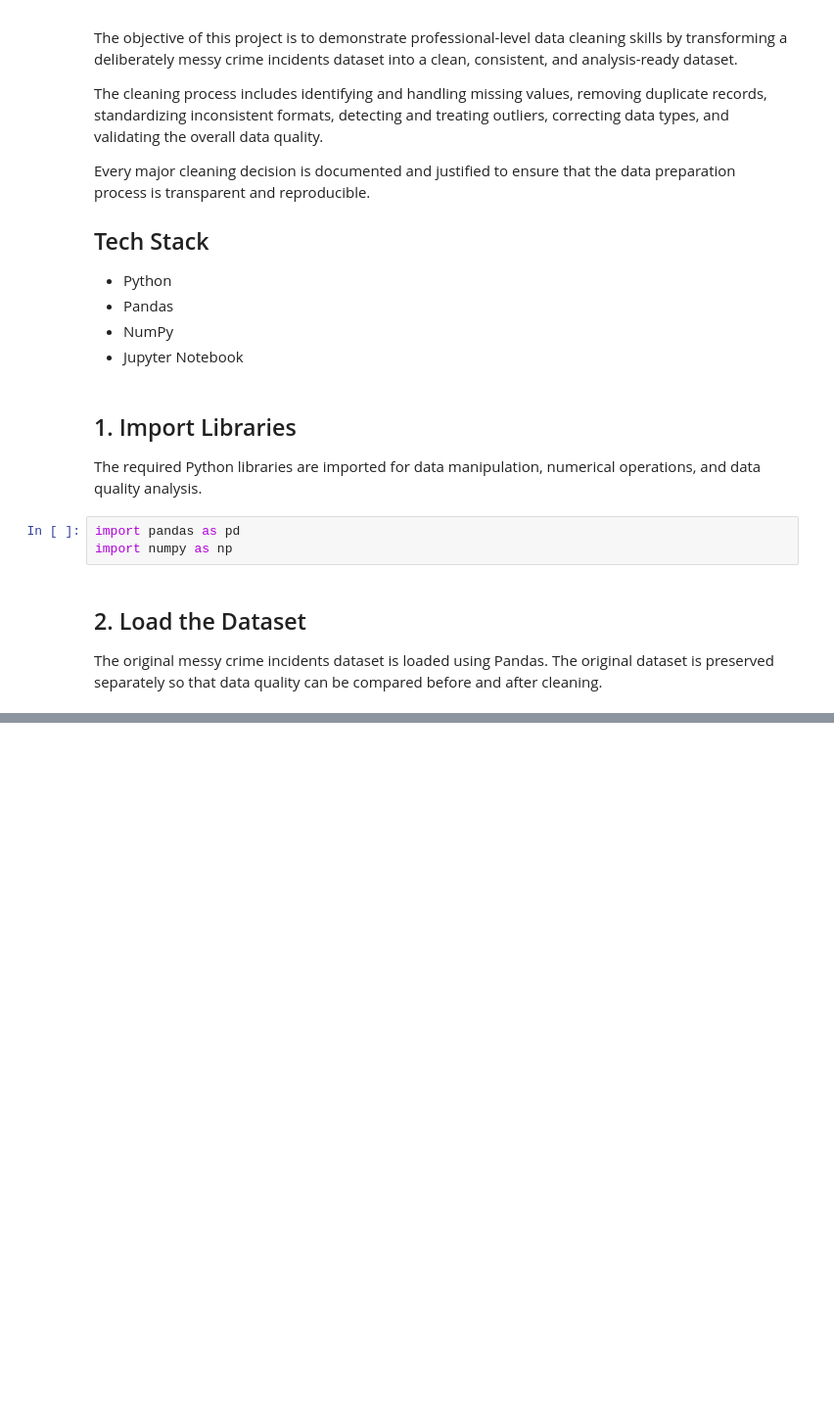
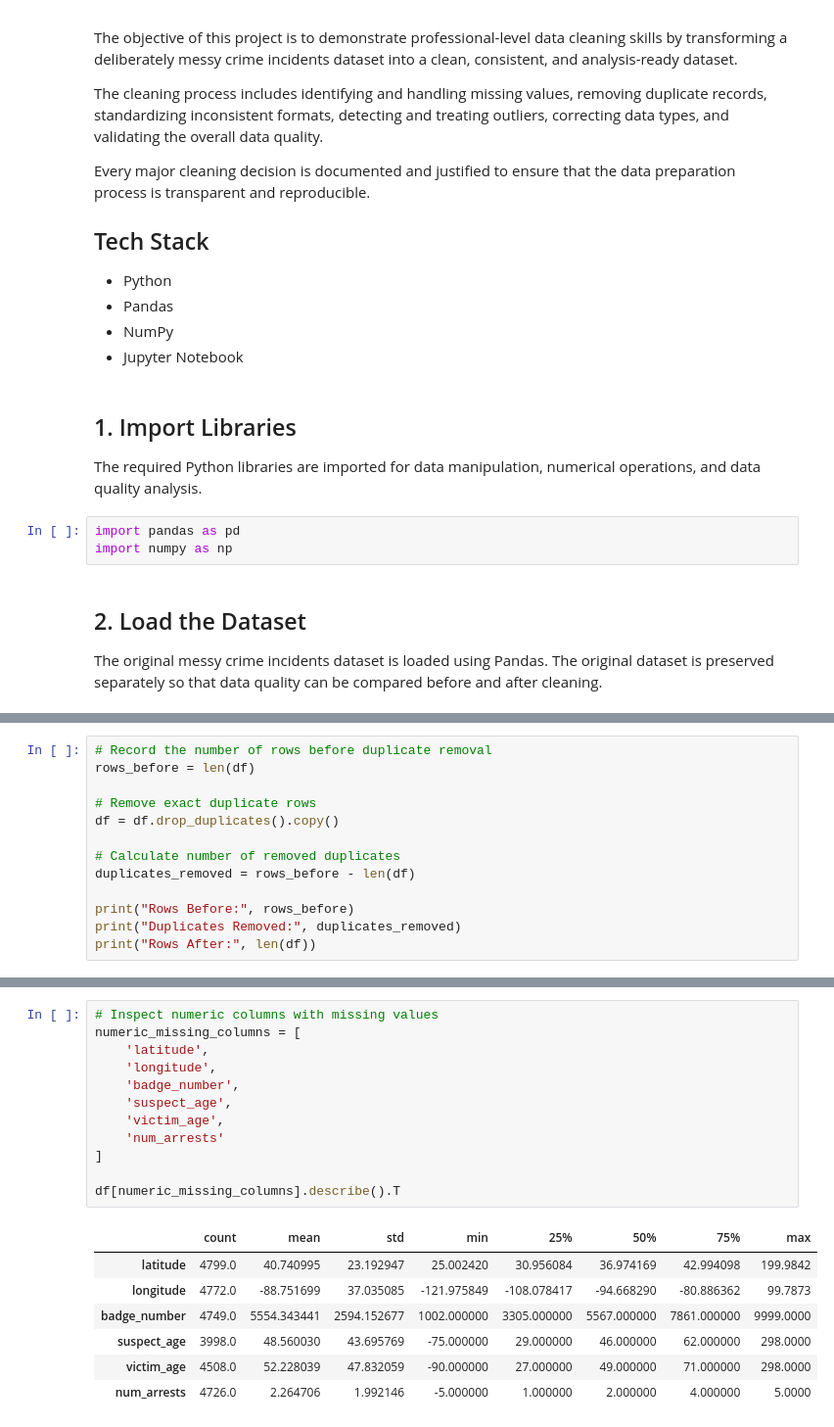
Before and after one commit to Vamshiyadavk/OBISIP, a Jupyter notebook: DataAnalytics-L1-CleaningData/notebook/DataCleaning.ipynb, the cells around one changed output, grey strips where cells are left out. Shown at 98% size. Saved outputs shown, nothing was run; the diff lists cells and outputs as text; blank space fills up the shorter version.

```diff
--- a/DataAnalytics-L1-CleaningData/notebook/DataCleaning.ipynb
+++ b/DataAnalytics-L1-CleaningData/notebook/DataCleaning.ipynb
@@ -43,0 +291,13 @@ df.head()
+# %%
+# Record the number of rows before duplicate removal
+rows_before = len(df)
+
+# Remove exact duplicate rows
+df = df.drop_duplicates().copy()
+
+# Calculate number of removed duplicates
+duplicates_removed = rows_before - len(df)
+
+print("Rows Before:", rows_before)
+print("Duplicates Removed:", duplicates_removed)
+print("Rows After:", len(df))
@@ -43,0 +354,20 @@ df.head()
+# %%
+# Inspect numeric columns with missing values
+numeric_missing_columns = [
+    'latitude',
+    'longitude',
+    'badge_number',
+    'suspect_age',
+    'victim_age',
+    'num_arrests'
+]
+
+df[numeric_missing_columns].describe().T
+# %% [output]
+|  | count | mean | std | min | 25% | 50% | 75% | max |
+| latitude | 4799.0 | 40.740995 | 23.192947 | 25.002420 | 30.956084 | 36.974169 | 42.994098 | 199.9842 |
+| longitude | 4772.0 | -88.751699 | 37.035085 | -121.975849 | -108.078417 | -94.668290 | -80.886362 | 99.7873 |
+| badge_number | 4749.0 | 5554.343441 | 2594.152677 | 1002.000000 | 3305.000000 | 5567.000000 | 7861.000000 | 9999.0000 |
+| suspect_age | 3998.0 | 48.560030 | 43.695769 | -75.000000 | 29.000000 | 46.000000 | 62.000000 | 298.0000 |
+| victim_age | 4508.0 | 52.228039 | 47.832059 | -90.000000 | 27.000000 | 49.000000 | 71.000000 | 298.0000 |
+| num_arrests | 4726.0 | 2.264706 | 1.992146 | -5.000000 | 1.000000 | 2.000000 | 4.000000 | 5.0000 |
```
Also changed, not shown: parts of 72 cells of this notebook.
